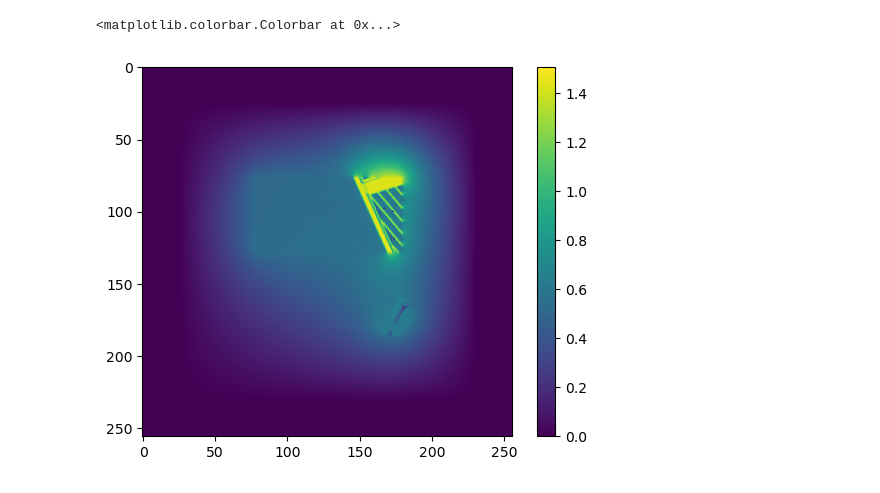
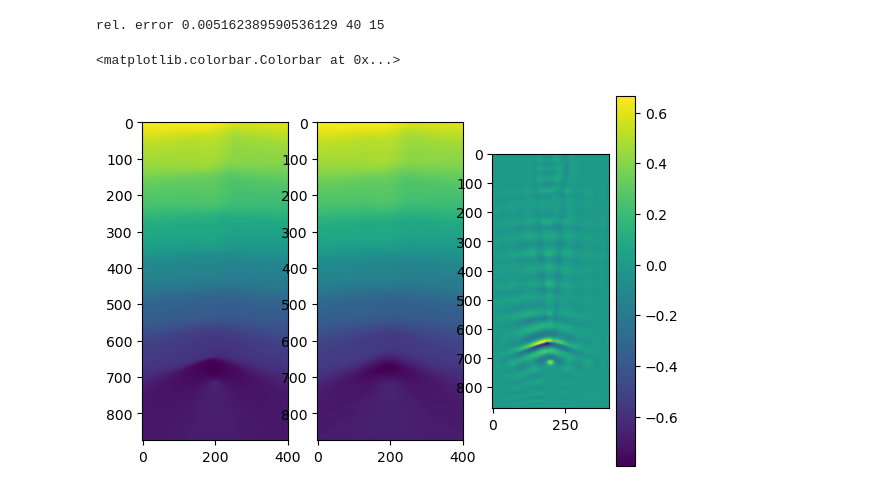
Before and after one commit to regpy/regpy, a Jupyter notebook: examples/g_inversion.ipynb, the cells around one changed output. Cells and saved outputs as stored; diff of their text form; code cells hidden in the pictures.

Commit message:
changes in PINEM: global phase reco for simulated data works

```diff
--- a/examples/g_inversion.ipynb
+++ b/examples/g_inversion.ipynb
@@ -379,6 +366,32 @@ print(np.linalg.norm(data_comp[1]-data_comp[0]),np.linalg.norm(data_comp[0]))
-# %%
-plt.imshow(np.unwrap(np.angle(g_map.T)))
-plt.colorbar()
-# %% [output]
-<matplotlib.colorbar.Colorbar at 0x...>
-[figure, removed]
+# %%
+from regpy.discrs import Grid
+from regpy. discrs.tensor_bases import ChebyshevBasis, LegendreBasis
+import matplotlib.pyplot as plt
+from scipy.optimize import lsq_linear
+M=40
+N=15
+data = np.unwrap(np.angle(g_map.T)).T
+fig, (ax1,ax2,ax3) =plt.subplots(1,3)
+ax1.imshow(data)
+m,n = data.shape
+x = np.linspace(-1,1.,m)
+y = np.linspace(-1,1.,n)
+grid = Grid(x,y)
+Bas = LegendreBasis((M,N),grid)
+T = Bas.asLinearOperator()
+dom = Bas.domain
+codom = Bas.codomain
+flatdata = codom.flatten(data)
+res = lsq_linear(T,flatdata,verbose=0)
+coeff_rec = res.x
+
+data_rec = codom.fromflat(T(coeff_rec))
+print('rel. error', np.linalg.norm(data[:]-data_rec[:])/np.linalg.norm(data[:]),M,N)
+ax2.imshow(data_rec)
+ax3.imshow(dom.fromflat(np.log(np.abs(coeff_rec)+1e-10)))
+plt.imshow(data- data_rec)
+plt.colorbar()
+# %% [output]
+rel. error 0.005162389590536129 40 15
+<matplotlib.colorbar.Colorbar at 0x...>
+[figure, added]
```
Also changed, not shown: parts of 7 cells of this notebook, 1 other file.
